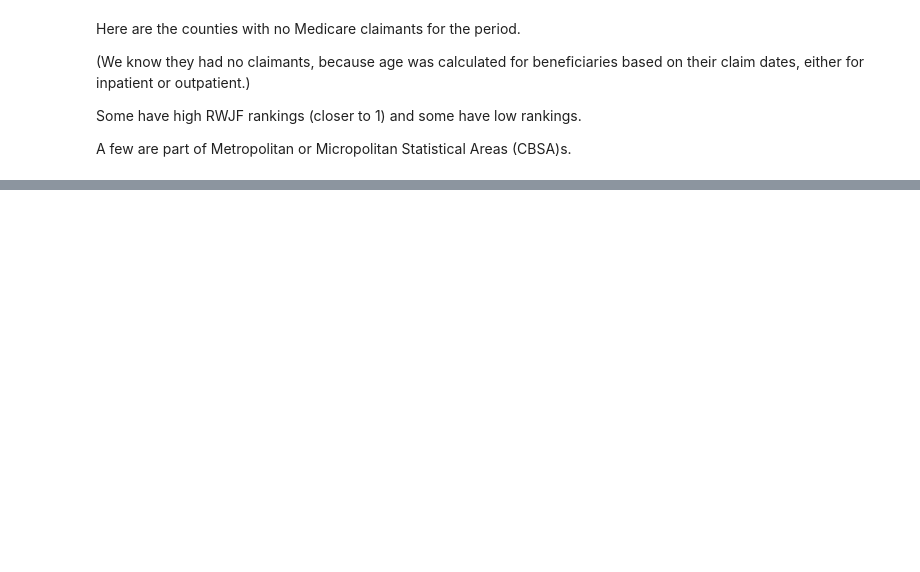
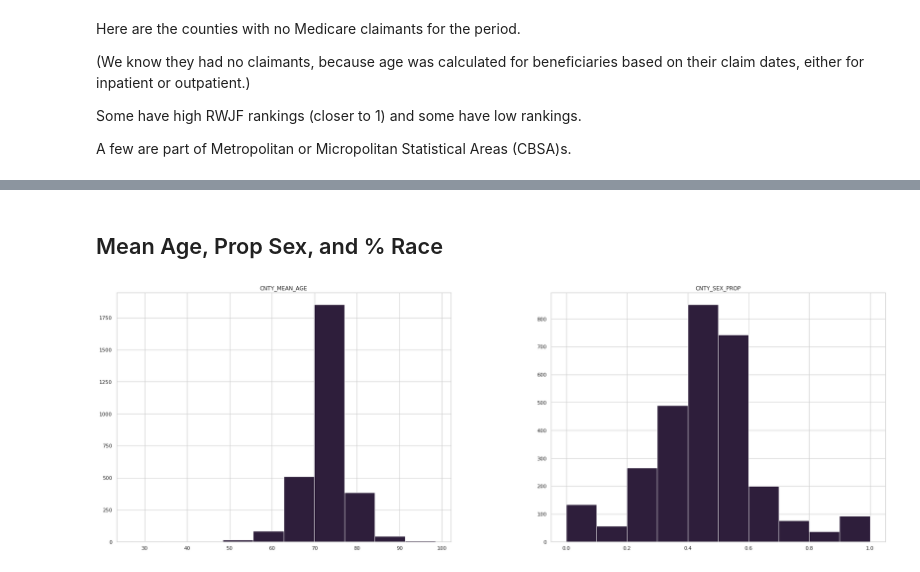
Before and after one commit to TrellixVulnTeam/DS_DDVW, a Jupyter notebook: HCA 203 PUF and Counties Aggregate Description.ipynb, the cells around one changed output, grey strips where cells are left out. Cells and saved outputs as stored; diff of their text form; code cells hidden in the pictures; blank space fills up the shorter version.

```diff
--- a/HCA 203 PUF and Counties Aggregate Description.ipynb
+++ b/HCA 203 PUF and Counties Aggregate Description.ipynb
@@ -436,0 +143,16 @@ We can decide once we see the distribution of the representation of beneficiarie
+# %%
+# Remove 2 Outliers
+
+medicare_counties = medicare_counties[medicare_counties["TOT_ELIX_PU"]<6]
+# %% [markdown]
+## Mean Age, Prop Sex, and % Race
+# %%
+medicare_counties["CNTY_MEAN_AGE"] = medicare_counties["CNTY_MEAN_AGE"].round(decimals=1)
+
+sb.set_theme(style="whitegrid", palette="mako")
+fig, axes = plt.subplots(nrows=1, ncols=2, figsize=(30, 10))
+medicare_counties.hist("CNTY_MEAN_AGE", ax=axes[0])
+medicare_counties.hist("CNTY_SEX_PROP", ax=axes[1])
+plt.show()
+# %% [output]
+[figure, added]
```
Also changed, not shown: parts of 67 cells of this notebook, 4 other files.
